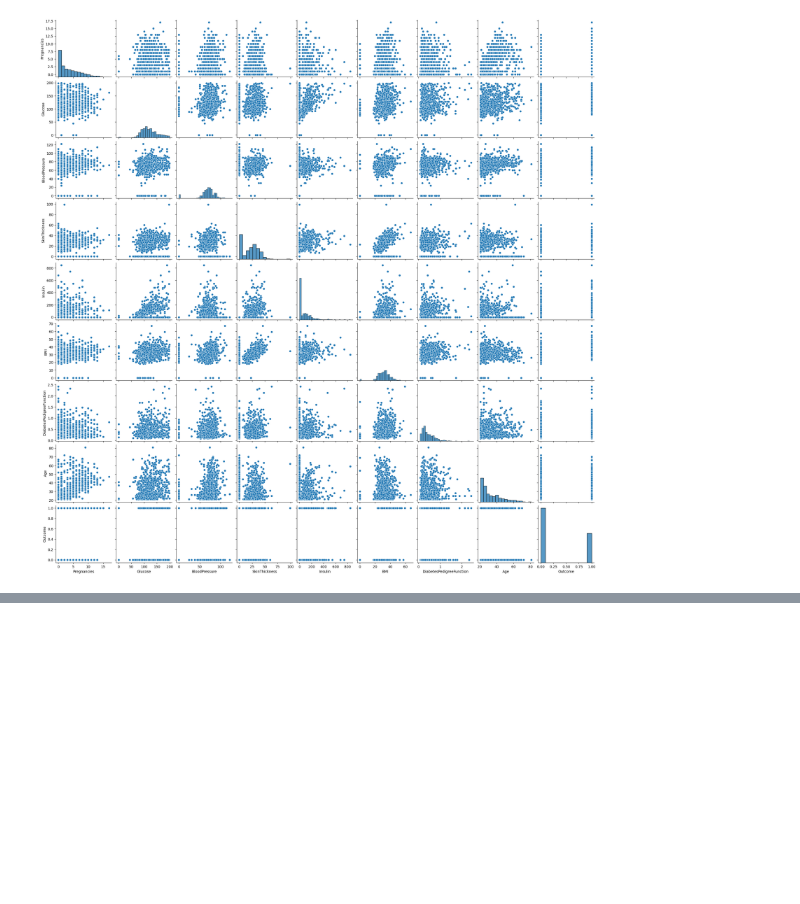
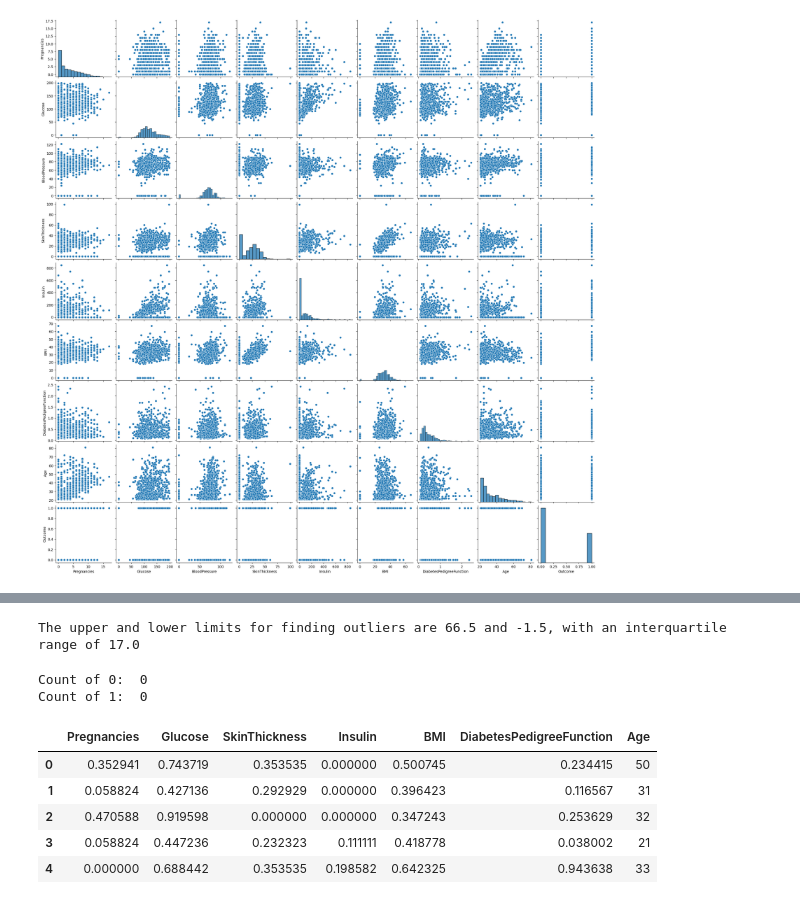
Before and after one commit to 4GeeksAcademy/EDA-and-Random-Forest_diabetes-data, a Jupyter notebook: src/explore.ipynb, the cells around one changed output, grey strips where cells are left out. Drawn from its saved outputs; the diff is of its cells as text; code cells hidden in the pictures; blank space fills up the shorter version.

```diff
--- a/src/explore.ipynb
+++ b/src/explore.ipynb
@@ -178,0 +191,38 @@ Name: Age, dtype: float64
+# %%
+    # AGE IQR
+age_iqr = age_stats["75%"] - age_stats["25%"]
+
+upper_limit = age_stats["75%"] + 1.5 * age_iqr
+lower_limit = age_stats["25%"] - 1.5 * age_iqr
+
+print(f"The upper and lower limits for finding outliers are {round(upper_limit, 2)} and {round(lower_limit, 2)}, with an interquartile range of {round(age_iqr, 2)}")
+# %% [output]
+The upper and lower limits for finding outliers are 66.5 and -1.5, with an interquartile range of 17.0
+# %%
+    # CLEAN OUTLIERS
+total_data = total_data[total_data["Age"] > 0]
+# %%
+count_0 = total_data[total_data["Age"] == 0].shape[0]
+count_1 = total_data[total_data["Age"] == 1].shape[0]
+
+print("Count of 0: ", count_0)
+print("Count of 1: ", count_1)
+# %% [output]
+Count of 0:  0
+Count of 1:  0
+# %%
+# FEATURE SCALING
+num_variables = ["Pregnancies", "Glucose", "SkinThickness", "Insulin", "BMI", "DiabetesPedigreeFunction"]
+
+scaler = MinMaxScaler()
+scal_features = scaler.fit_transform(total_data[num_variables])
+df_scal = pd.DataFrame(scal_features, index = total_data.index, columns = num_variables)
+df_scal["Age"] = total_data["Age"]
+df_scal.head()
+# %% [output]
+|  | Pregnancies | Glucose | SkinThickness | Insulin | BMI | DiabetesPedigreeFunction | Age |
+| 0 | 0.352941 | 0.743719 | 0.353535 | 0.000000 | 0.500745 | 0.234415 | 50 |
+| 1 | 0.058824 | 0.427136 | 0.292929 | 0.000000 | 0.396423 | 0.116567 | 31 |
+| 2 | 0.470588 | 0.919598 | 0.000000 | 0.000000 | 0.347243 | 0.253629 | 32 |
+| 3 | 0.058824 | 0.447236 | 0.232323 | 0.111111 | 0.418778 | 0.038002 | 21 |
+| 4 | 0.000000 | 0.688442 | 0.353535 | 0.198582 | 0.642325 | 0.943638 | 33 |
```
Also changed, not shown: parts of 13 cells of this notebook, 2 other files.
